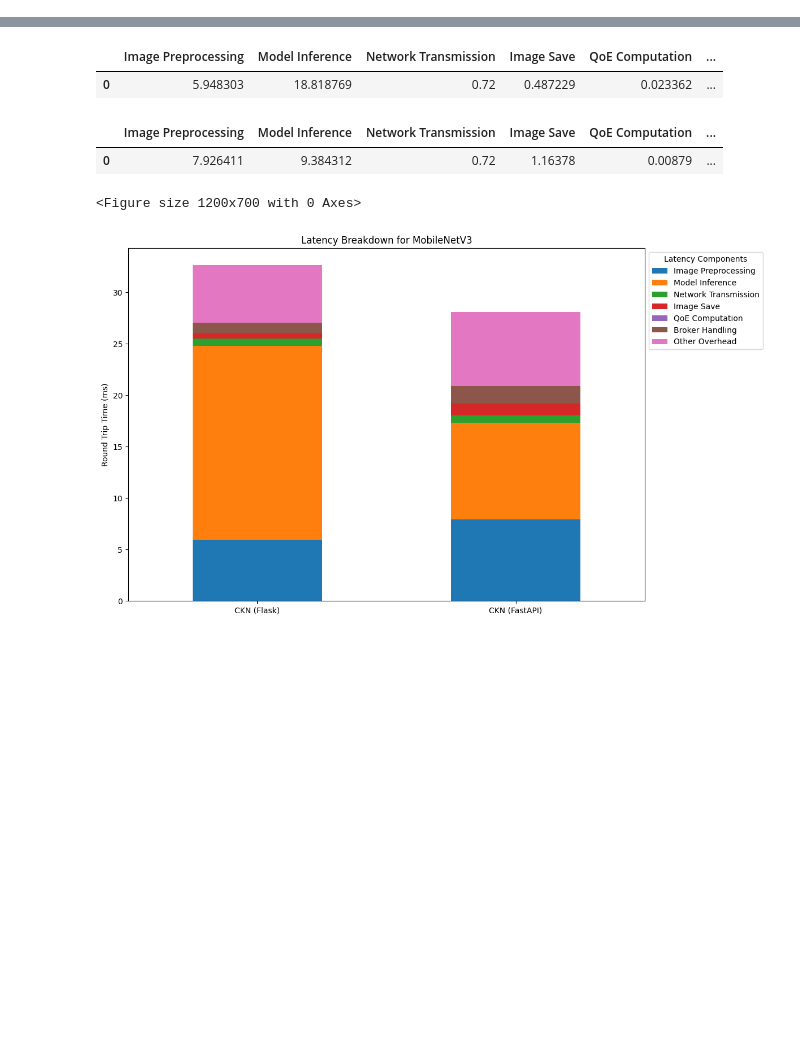
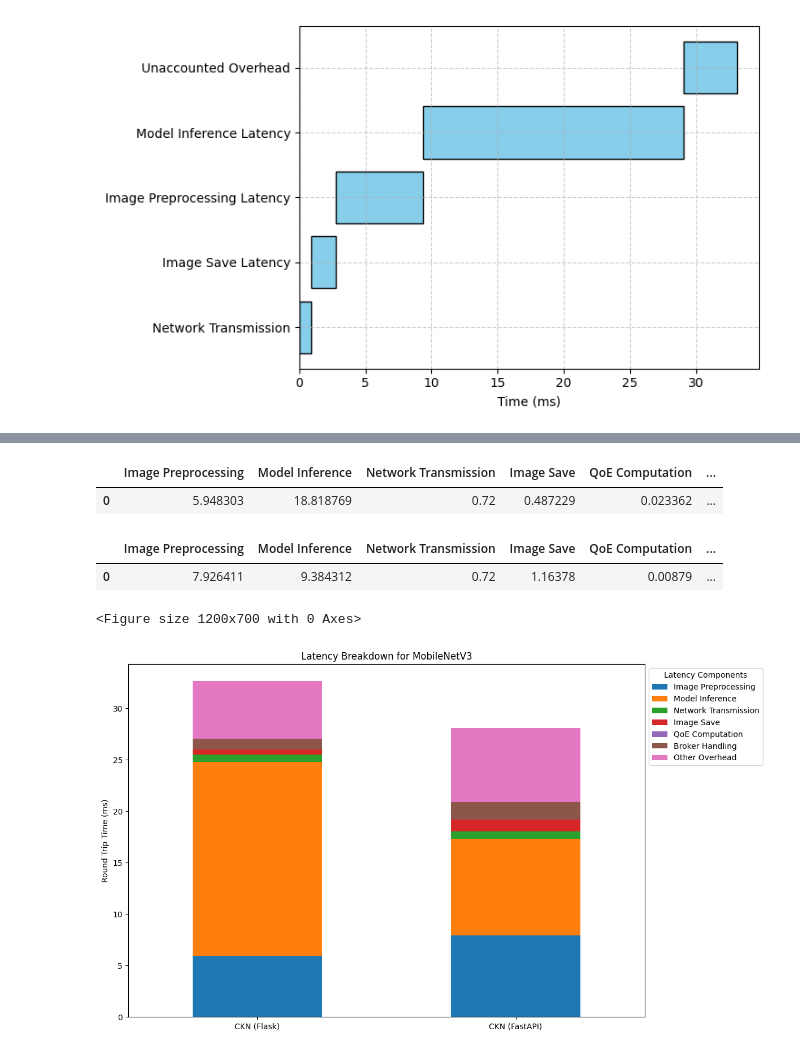
Before and after one commit to Data-to-Insight-Center/ckn-edge-optimization, a Jupyter notebook: micro_benchmarking/results/analysis.ipynb, the cells around one changed output, grey strips where cells are left out. Drawn from its saved outputs; the diff is of its cells as text; code cells hidden in the pictures; blank space fills up the shorter version.

```diff
--- a/micro_benchmarking/results/analysis.ipynb
+++ b/micro_benchmarking/results/analysis.ipynb
@@ -81,0 +1,77 @@ plt.show()
+# %%
+import pandas as pd
+import matplotlib.pyplot as plt
+
+def analyze_request_latencies(df):
+    """
+    Analyzes the latencies for different stages of the request-processing lifecycle.
+    """
+    # Calculate latencies for each stage
+    df["Network Transmission"] = df["network_time"] * 1000  # Convert to milliseconds
+    df["Image Save Latency"] = (df["image_save_time"] - df["server_receive_time"]) * 1000
+    df["Image Preprocessing Latency"] = (df["image_preprocessed_time"] - df["image_save_time"]) * 1000
+    df["Model Inference Latency"] = (df["image_predicted_time"] - df["image_preprocessed_time"]) * 1000
+    df["QoE Computation Latency"] = (df["qoe_computed_time"] - df["image_predicted_time"]) * 1000
+    df["Broker Handling Latency"] = (df["broker_produced_time"] - df["qoe_computed_time"]) * 1000
+
+    # Calculate total processing time
+    df["Total"] = (
+        df["Network Transmission"] +
+        df["Image Save Latency"] +
+        df["Image Preprocessing Latency"] +
+        df["Model Inference Latency"] +
+        df["QoE Computation Latency"] +
+        df["Broker Handling Latency"]
+    )
+
+    # Round-trip time (RTT) from client perspective
+    df["RTT"] = (df["client_receive_time"] - df["client_send_time"]) * 1000
+
+    # Other overheads that are unaccounted for in the processing breakdown
+    df["Unaccounted Overhead"] = df["RTT"] - df["Total"]
+
+    # Return a DataFrame with selected columns for better visualization
+    return df[[
+        "Network Transmission",
+        "Image Save Latency",
+        "Image Preprocessing Latency",
+        "Model Inference Latency",
+        "QoE Computation Latency",
+        "Broker Handling Latency",
+        "Total",
+        "RTT",
+        "Unaccounted Overhead"
+    ]]
+
+# Load and process the datasets
+results_ckn = pd.read_csv("results.csv")
+results_ckn = analyze_request_latencies(results_ckn)
+results_mean = results_ckn.mean().round(3).to_frame().T.drop(columns=["RTT", "Total"])
+
+# Prepare Gantt chart data, filter out tasks with zero duration
+task_durations = results_mean.iloc[0].to_dict()
+df = pd.DataFrame.from_dict(task_durations, orient='index', columns=["Duration"])
+
+# Filter out rows where Duration is zero
+df = df[df['Duration'] > 0]
+
+# Calculate start and end times for each task
+df["Start"] = df["Duration"].cumsum() - df["Duration"]
+df["End"] = df["Duration"].cumsum()
+
+# Plot Gantt Chart
+fig, ax = plt.subplots(figsize=(7.5, 4.5))
+
+# Plot each task as a horizontal bar
+for task, row in df.iterrows():
+    ax.barh(task, row["Duration"], left=row["Start"], color="skyblue", edgecolor="black")
+
+# Add labels and grid
+ax.set_xlabel("Time (ms)")
+ax.grid(True, linestyle="--", alpha=0.6)
+
+# Display plot
+plt.tight_layout()
+plt.show()
+# %% [output]
+[figure, added]
```
Also changed, not shown: parts of 3 cells of this notebook, 11 other files.
